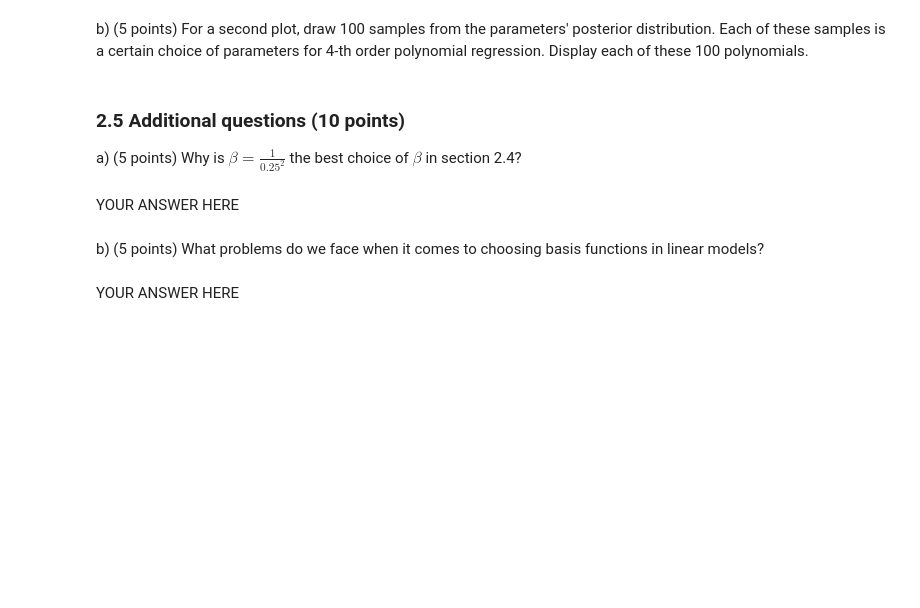
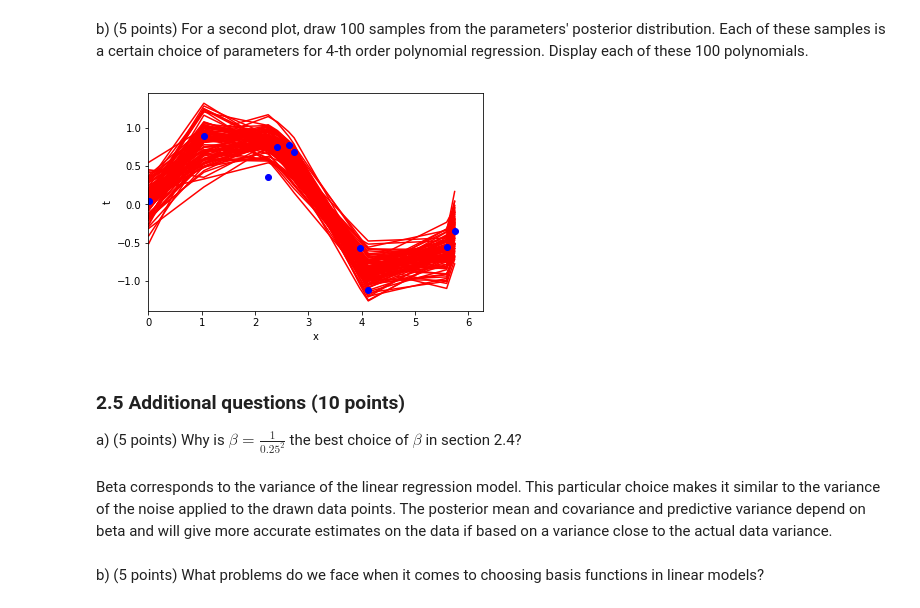
Before and after one commit to MBonnee/ML1, a Jupyter notebook: lab1/12065064_11883936_lab1.ipynb, the cells around one changed output. Cells and saved outputs as stored; diff of their text form; code cells hidden in the pictures; blank space fills up the shorter version.

```diff
--- a/lab1/12065064_11883936_lab1.ipynb
+++ b/lab1/12065064_11883936_lab1.ipynb
@@ -410,10 +429,27 @@ raise NotImplementedError()
+# %%
+def compute_y(w, x):
+    y = 0
+    for j in range(w.size):
+        y = y + w[j]* x ** j
+    return y
+
+samples = 100
+w = np.random.multivariate_normal(m_post, S_post, samples)
+
+for s in range(samples):
+    plt.plot(x, compute_y(w[s], x), color='red')
+plt.plot(x, t, 'o', color='blue')
+plt.xlabel('x')
+plt.ylabel('t')
+plt.xlim(0, 2*np.pi)
+plt.show()
+# %% [output]
+[figure, added]
 # %% [markdown]
 ### 2.5 Additional questions (10 points)
 
 a) (5 points) Why is $\beta=\frac{1}{0.25^2}$ the best choice of $\beta$ in section 2.4?
-# %% [markdown]
-YOUR ANSWER HERE
+# %% [markdown]
+Beta corresponds to the variance of the linear regression model. This particular choice makes it similar to the variance of the noise applied to the drawn data points. The posterior mean and covariance and predictive variance depend on beta and will give more accurate estimates on the data if based on a variance close to the actual data variance.
 # %% [markdown]
 b) (5 points) What problems do we face when it comes to choosing basis functions in linear models?
-# %% [markdown]
-YOUR ANSWER HERE
```
Also changed, not shown: parts of 11 cells of this notebook.
